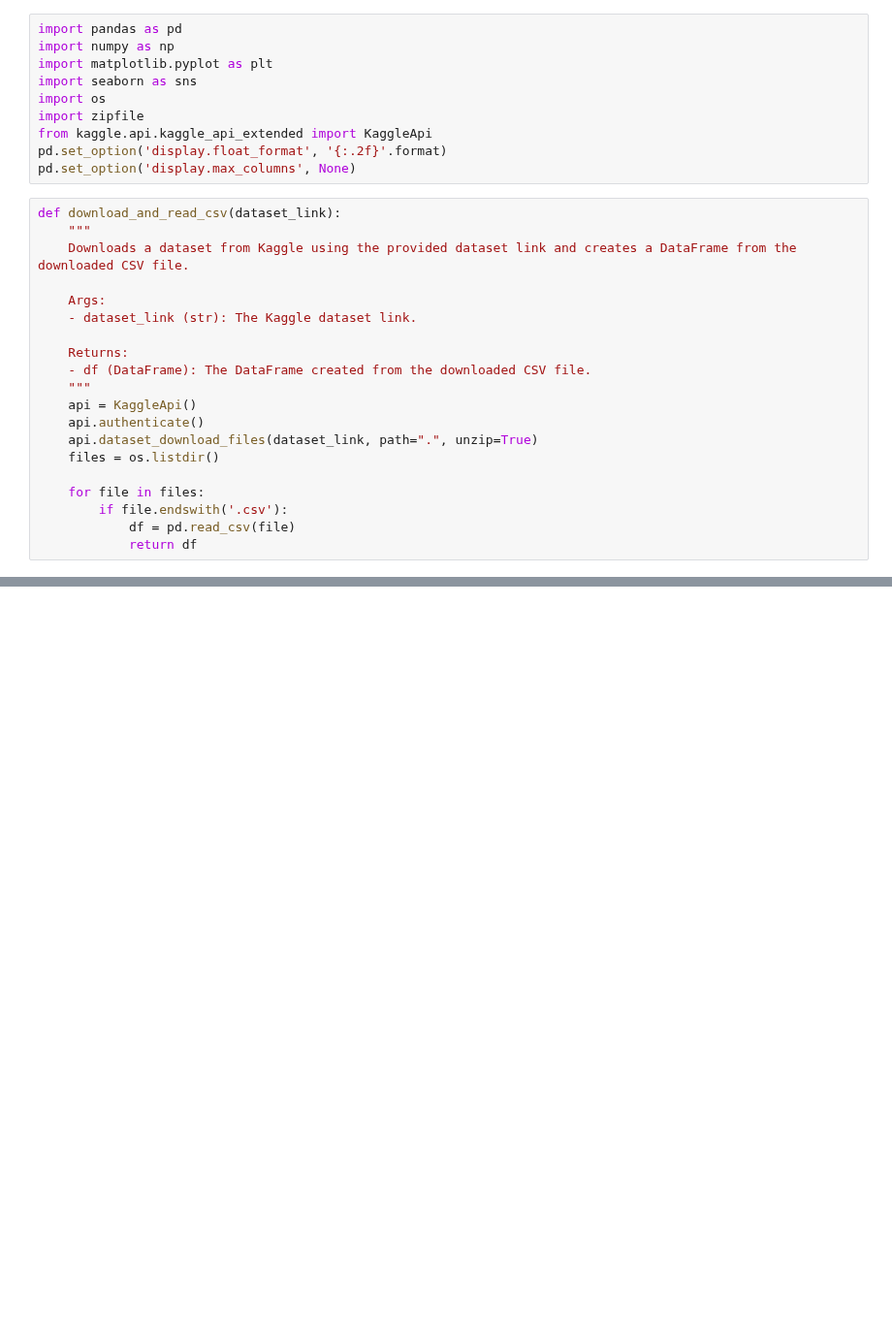
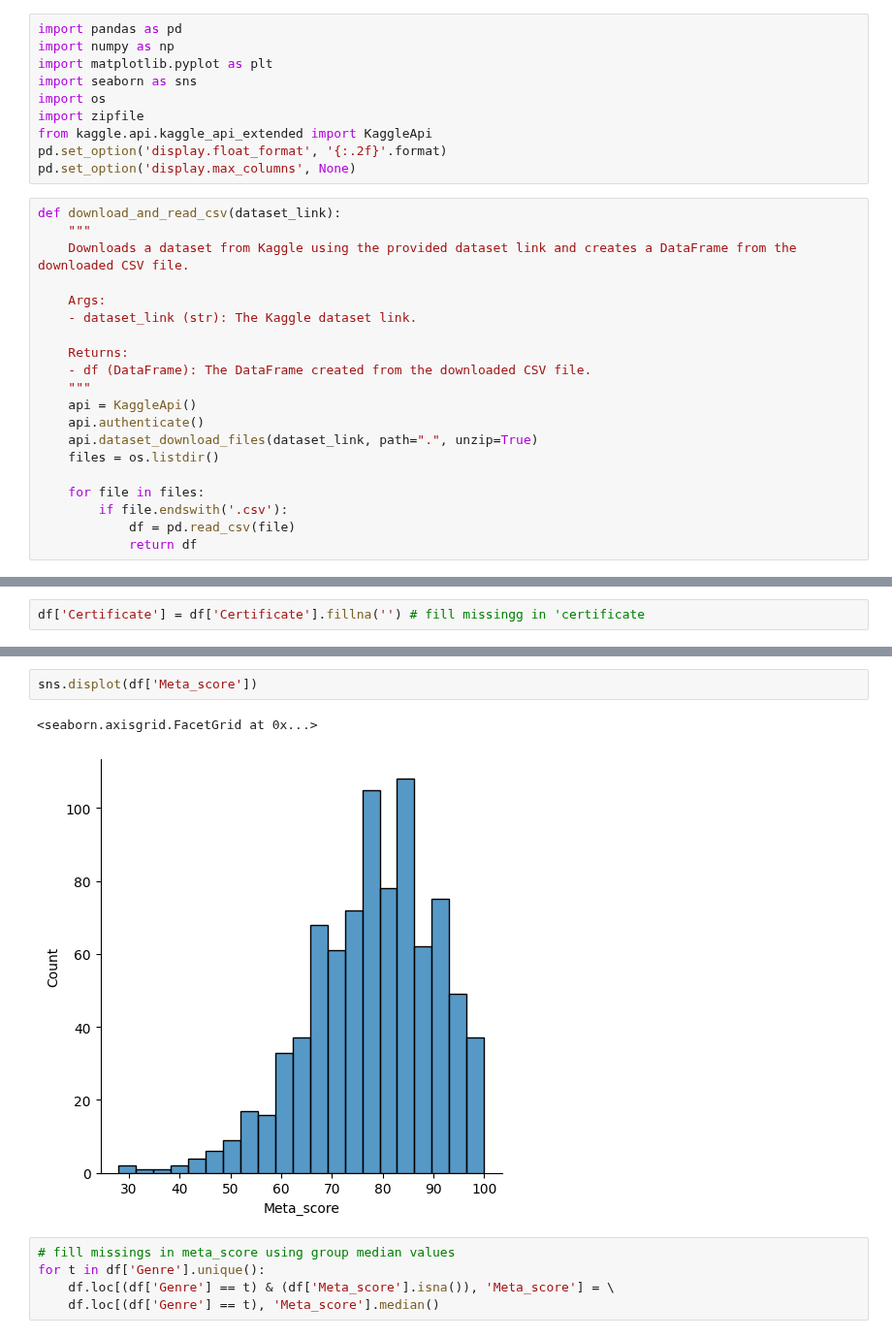
Before and after one commit to kvlrdhrs/DI-Bootcamp, a Jupyter notebook: Week5/Day2/Daily Challenge/Movie.ipynb, the cells around one changed output, grey strips where cells are left out. Shown at 97% size. Drawn from its saved outputs; the diff is of its cells as text; blank space fills up the shorter version.

```diff
--- a/Week5/Day2/Daily Challenge/Movie.ipynb
+++ b/Week5/Day2/Daily Challenge/Movie.ipynb
@@ -41,0 +62,2 @@ df.head()
+# %%
+df['Certificate'] = df['Certificate'].fillna('') # fill missingg in 'certificate
@@ -41,0 +84,10 @@ df.head()
+# %%
+sns.displot(df['Meta_score'])
+# %% [output]
+<seaborn.axisgrid.FacetGrid at 0x...>
+[figure, added]
+# %%
+# fill missings in meta_score using group median values
+for t in df['Genre'].unique():
+    df.loc[(df['Genre'] == t) & (df['Meta_score'].isna()), 'Meta_score'] = \
+    df.loc[(df['Genre'] == t), 'Meta_score'].median()
```
Also changed, not shown: parts of 15 cells of this notebook.
